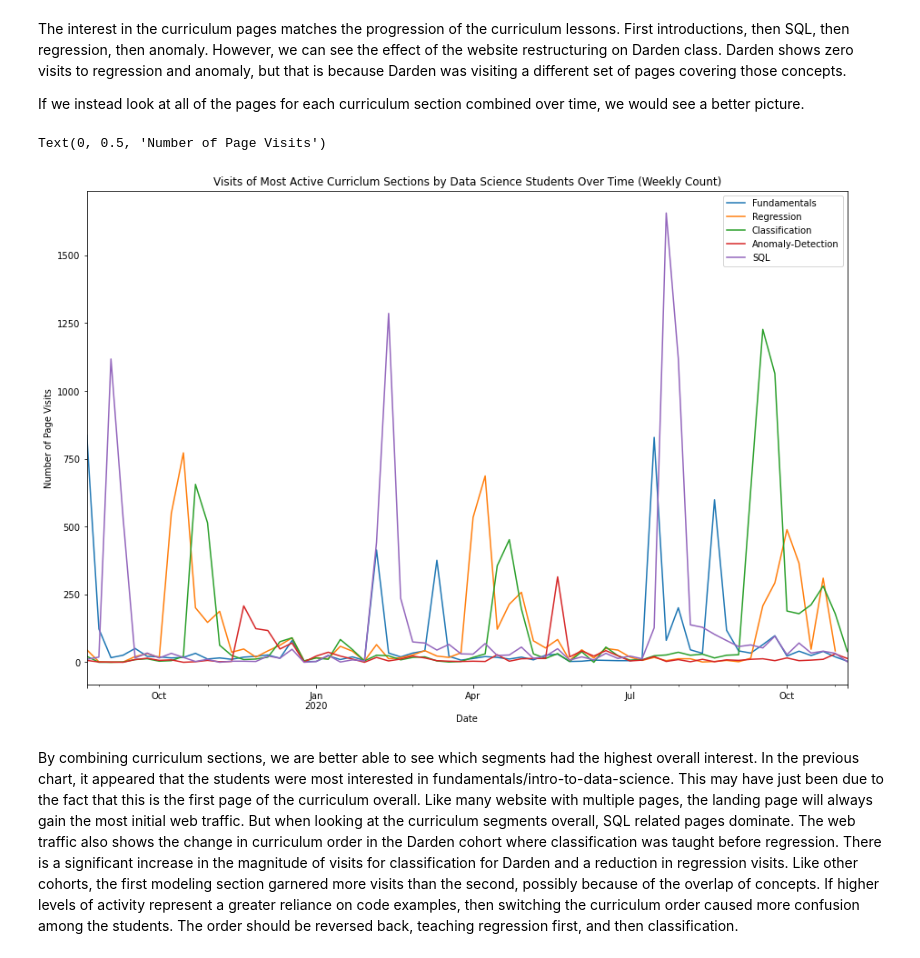
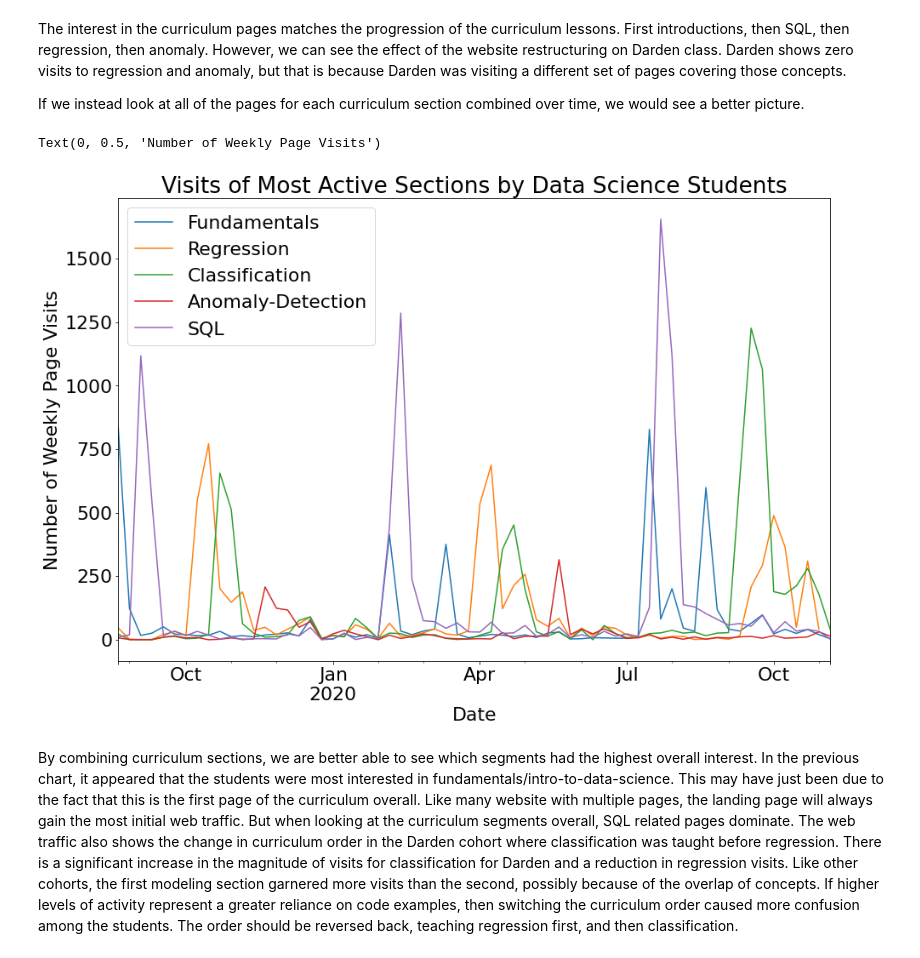
Before and after one commit to adam-gomez/code-dependent-students, a Jupyter notebook: explore_scratchbook.ipynb, the cells around one changed output. Cells and saved outputs as stored; diff of their text form; code cells hidden in the pictures.

```diff
--- a/explore_scratchbook.ipynb
+++ b/explore_scratchbook.ipynb
@@ -296,17 +296,17 @@ If we instead look at all of the pages for each curriculum section combined over
 # %%
 plt.figure(figsize=(15,10))
 ds[ds.page_viewed.str.contains('fundamentals') == True].page_viewed.resample('W').count().plot()
 ds[ds.page_viewed.str.contains('regression') == True].page_viewed.resample('W').count().plot()
 ds[ds.page_viewed.str.contains('classification') == True].page_viewed.resample('W').count().plot()
 ds[ds.page_viewed.str.contains('anomaly-detection') == True].page_viewed.resample('W').count().plot()
 ds[ds.page_viewed.str.contains('sql') == True].page_viewed.resample('W').count().plot()
 plt.legend(labels = ['Fundamentals', 'Regression', 'Classification', 'Anomaly-Detection', 'SQL'])
-plt.title('Visits of Most Active Curriclum Sections by Data Science Students Over Time (Weekly Count)')
+plt.title('Visits of Most Active Sections by Data Science Students')
 plt.xlabel('Date')
-plt.ylabel('Number of Page Visits')
+plt.ylabel('Number of Weekly Page Visits')
 # %% [output]
-Text(0, 0.5, 'Number of Page Visits')
+Text(0, 0.5, 'Number of Weekly Page Visits')
-[figure, old version]
+[figure, new version]
 # %% [markdown]
 By combining curriculum sections, we are better able to see which segments had the highest overall interest. In the previous chart, it appeared that the students were most interested in fundamentals/intro-to-data-science. This may have just been due to the fact that this is the first page of the curriculum overall. Like many website with multiple pages, the landing page will always gain the most initial web traffic. But when looking at the curriculum segments overall, SQL related pages dominate. The web traffic also shows the change in curriculum order in the Darden cohort where classification was taught before regression. There is a significant increase in the magnitude of visits for classification for Darden and a reduction in regression visits. Like other cohorts, the first modeling section garnered more visits than the second, possibly because of the overlap of concepts. If higher levels of activity represent a greater reliance on code examples, then switching the curriculum order caused more confusion among the students. The order should be reversed back, teaching regression first, and then classification.
 # %% [markdown]
```
Also changed, not shown: parts of 7 cells of this notebook.
